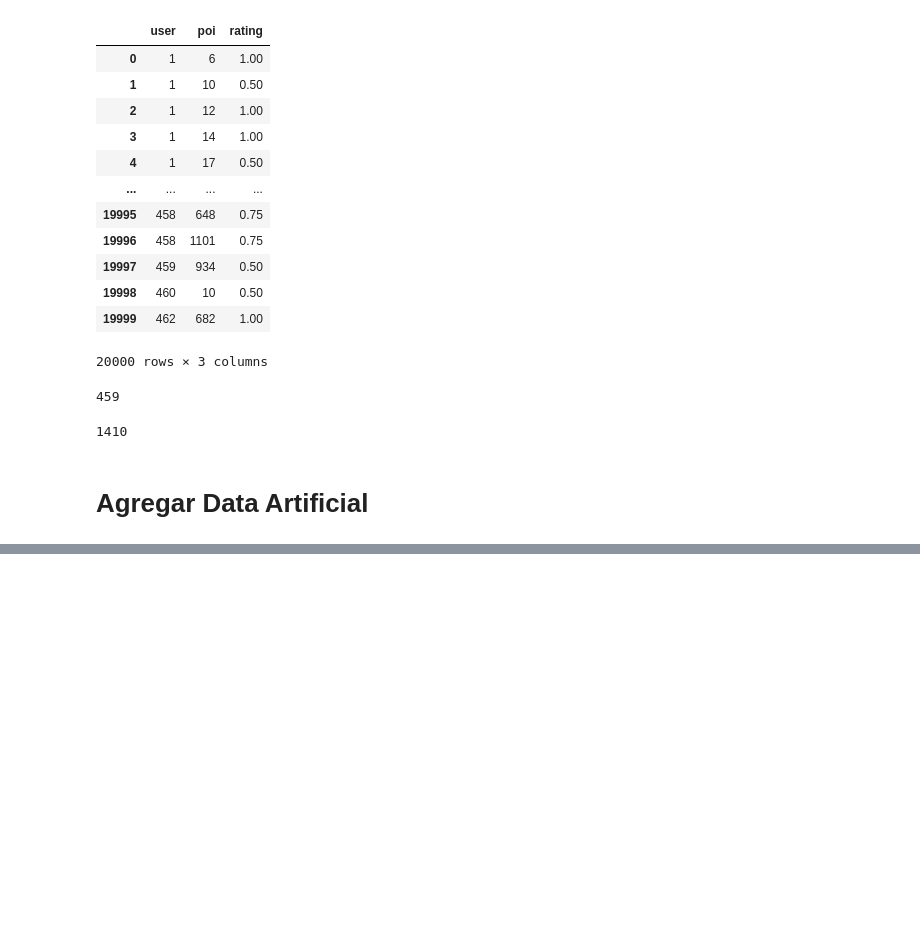
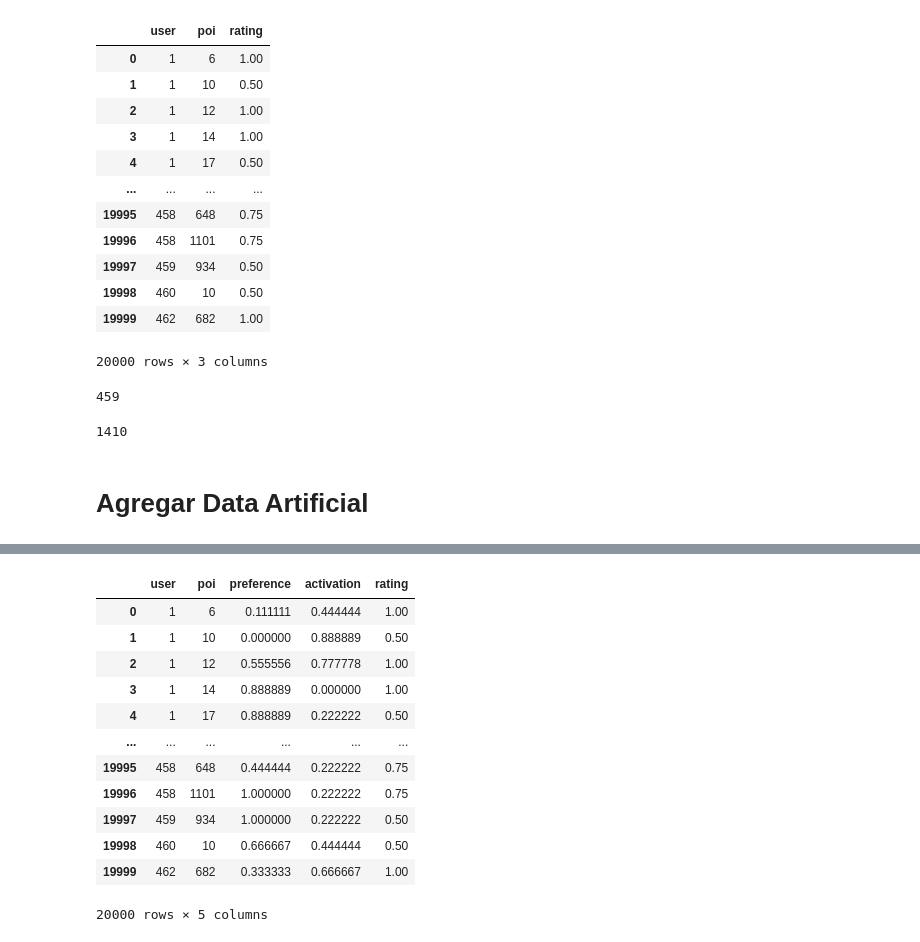
Before and after one commit to YessicaCh/SRTourism, a Jupyter notebook: Test Movilens .ipynb, the cells around one changed output, grey strips where cells are left out. Cells and saved outputs as stored; diff of their text form; code cells hidden in the pictures; blank space fills up the shorter version.

```diff
--- a/Test Movilens .ipynb
+++ b/Test Movilens .ipynb
@@ -146 +184,20 @@ preferencia
 20000 rows × 2 columns
+# %%
+dfTestN_ = dfTestN[["user", "poi"]]
+resultTest = pd.concat([dfTestN_,preferencia, ratings_], axis=1)
+resultTest = resultTest.rename(columns={0:'preference',1:'activation'})
+resultTest
+# %% [output]
+|  | user | poi | preference | activation | rating |
+| 0 | 1 | 6 | 0.111111 | 0.444444 | 1.00 |
+| 1 | 1 | 10 | 0.000000 | 0.888889 | 0.50 |
+| 2 | 1 | 12 | 0.555556 | 0.777778 | 1.00 |
+| 3 | 1 | 14 | 0.888889 | 0.000000 | 1.00 |
+| 4 | 1 | 17 | 0.888889 | 0.222222 | 0.50 |
+| ... | ... | ... | ... | ... | ... |
+| 19995 | 458 | 648 | 0.444444 | 0.222222 | 0.75 |
+| 19996 | 458 | 1101 | 1.000000 | 0.222222 | 0.75 |
+| 19997 | 459 | 934 | 1.000000 | 0.222222 | 0.50 |
+| 19998 | 460 | 10 | 0.666667 | 0.444444 | 0.50 |
+| 19999 | 462 | 682 | 0.333333 | 0.666667 | 1.00 |
+20000 rows × 5 columns
```
Also changed, not shown: parts of 9 cells of this notebook, 2 other files.
